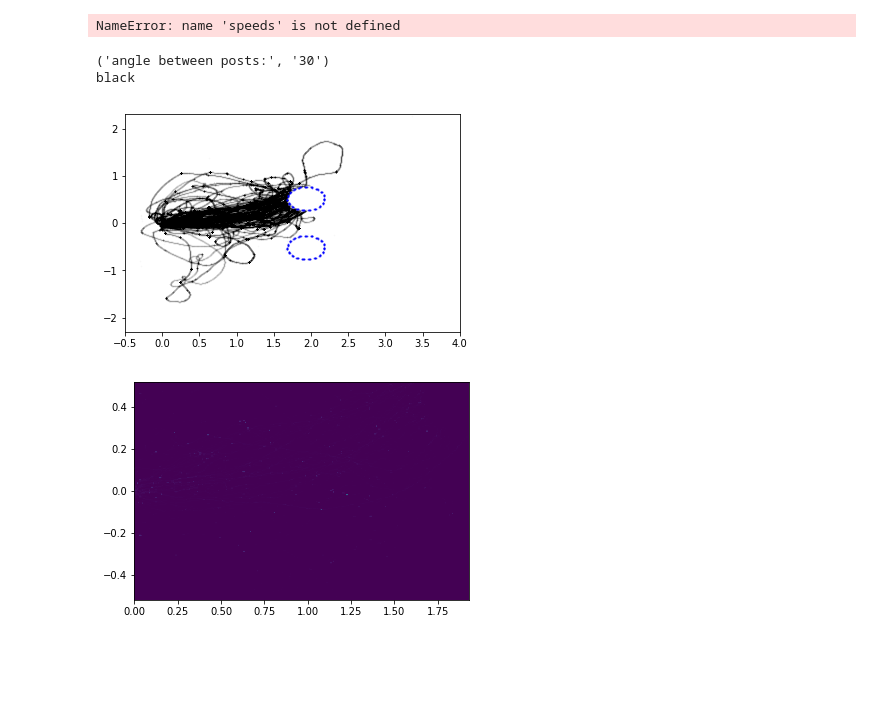
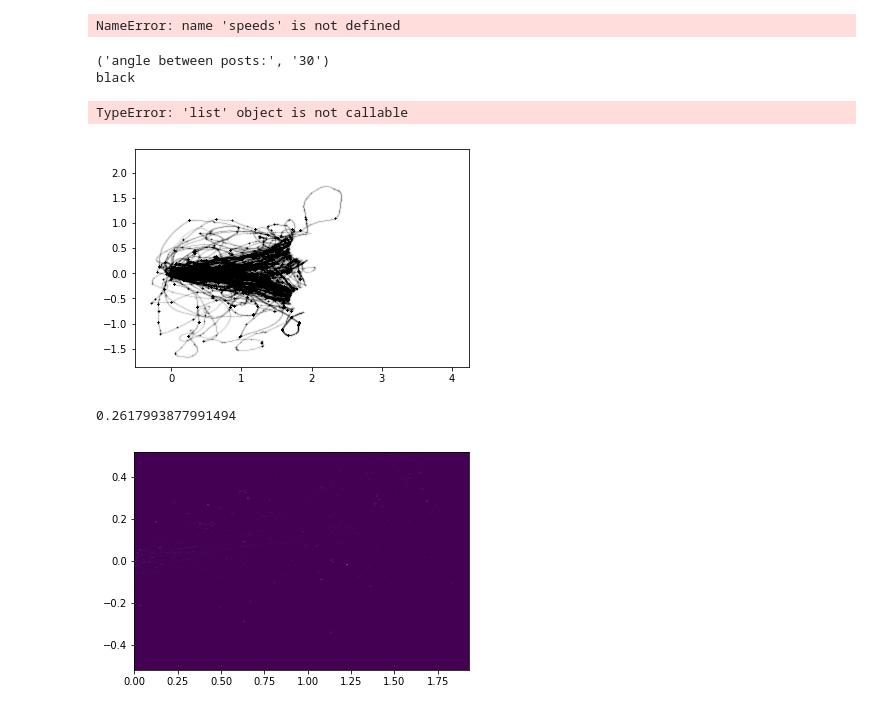
Before and after one commit to bianca-schell/locustVR, a Jupyter notebook: plotting/plotting_locust_loop_dbs.ipynb, the cells around one changed output. Drawn from its saved outputs; the diff is of its cells as text; code cells hidden in the pictures; blank space fills up the shorter version.

```diff
--- a/plotting/plotting_locust_loop_dbs.ipynb
+++ b/plotting/plotting_locust_loop_dbs.ipynb
@@ -507,0 +666,20 @@ print('post0:',post0_cntr,'post1:',post1_cntr, 'no post reached:', bad_loc)
+# %%
+# calc direction
+dir_vec = []
+#or i in range(0,100):
+for i in range(len(df6)-1):
+#math.isnan(a)
+    if math.isnan(df6['speed'][i]):
+        direction_vec = np.nan
+    else:
+        vec_length = (((df6['x_rot'][i+1]-df6['x_rot'][i])**2+(df6['y_rot'][i+1]-df6['y_rot'][i])**2)**0.5)
+        direction_vec =( (df6['x_rot'][i+1]-df6['x_rot'][i])/vec_length,(df6['y_rot'][i+1]-df6['y_rot'][i])/vec_length)
+
+    dir_vec.append(direction_vec)
+    if i == len(df6)-2:
+        dir_vec.append(np.nan)
+df6=df6.assign(direction= dir_vec)
+#irection_vec
+# %%
+#take out single points
+df6 = df6[df6['x_rot']<2.8]
@@ -507,0 +694,10 @@ print('post0:',post0_cntr,'post1:',post1_cntr, 'no post reached:', bad_loc)
+# %%
+speeds=np.array(df6['speed'])
+
+
+#df6 with mask at low speed
+speed_low_sel = (speeds<0.3)
+subset_df = df6[speed_low_sel].reset_index()
+
+
+#df6.describe()
@@ -507,0 +745,7 @@ print('post0:',post0_cntr,'post1:',post1_cntr, 'no post reached:', bad_loc)
+# %%
+for s in range (len(line)):
+
+    print(line[s][0],line[s][1])
+    stopper[int(line[s][0]):int(line[s][1])]=1
+
+df6=df6.assign(stop=stopper)
@@ -536,13 +864,13 @@ NameError: name 'speeds' is not defined
 ## df3 is original trajectories, df6 is noise reduced; only traject that FINISH at the post
 ANGLE = np.round(angle_used*180/math.pi).astype(int)
 print('angle between posts:', str(ANGLE))
-trajectory = p1_traj # p0_traj df6 #all without noise # df3 with noise
+trajectory = df6#p1_traj # p0_traj df6 #all without noise # df3 with noise
 now= datetime.now()
 act_date = now.strftime('%Y-%m-%d')
 
 #trajectories
 color =  'black'  #speeds #
-plt.scatter(np.array(trajectory)[:,9], np.array(trajectory)[:,10],c=color ,s=0.5, alpha=0.02)# s=0.0005, alpha=0.5) #c=speeds   'black'
+plt.scatter(np.array(trajectory)[:,9], np.array(trajectory)[:,10],c=color ,s=0.5, alpha=0.009)# s=0.0005, alpha=0.5) #c=speeds   'black'
 
 if type(color) is np.ndarray:
     col_param = 'speed_col'
@@ -554,37 +882,41 @@ print(col_param)
 #posts (approx size)
 dot_x = math.cos(habp)*dist
 dot_y = math.sin(habp)*dist
 #plt.scatter(dot_x,dot_y, c='red', s=2900)
 #plt.scatter(dot_x,-dot_y, c='blue', s=2900)
 
 #limits of x and y axis
 plt.xlim(-0.5,4)
 plt.ylim(-2.3,2.3)
 #appropriate size of posts in grey lines
 plotting_angles = list(range(0,361,5))
 ploX=[]
 ploY=[]
 plo=[np.linspace(0, 360, num=100)]
 for i in range(0,100):
     ploX.extend([(math.cos(plo[0][i]))])
     ploY.extend([(math.sin(plo[0][i]))])
     plt.scatter((np.array(ploX)[i])*0.25+dot_x, np.array(ploY)[i]*0.25+dot_y, c='blue', s=1, alpha=0.5)
     plt.scatter((np.array(ploX)[i])*0.25+dot_x, np.array(ploY)[i]*0.25-dot_y, c='blue', s=1, alpha=0.5)
 
 #act_date
 filename = '/home/bianca/Documents/github/locustVR/plotting/'+str(ANGLE) + '_2post_no_noise_p1'+ col_param +'_'+exper_date+'_'+'_all_dbs_'+ '.png'
 #filename = '/home/bianca/Documents/github/locustVR/plotting/'+str(ANGLE) + '_2post_'+ col_param +'_'+exper_date+'_'+tstart+ '.png'
 
 #speeds[np.where(speeds>4)[0]] = 0
 #fig.set_dpi(100)
 
-plt.savefig(filename, dpi=(250))
+#plt.savefig(filename, dpi=(250))
 # %% [output]
 ('angle between posts:', '30')
 black
+TypeError: 'list' object is not callable
-[figure, old version]
+[figure, new version]
 # %%
 #trajectory = p0_traj
+habp
+# %% [output]
+0.2617993877991494
 # %%
 
 xs = np.array(trajectory['x_rot'])
```
Also changed, not shown: parts of 53 cells of this notebook, 2 other files.
